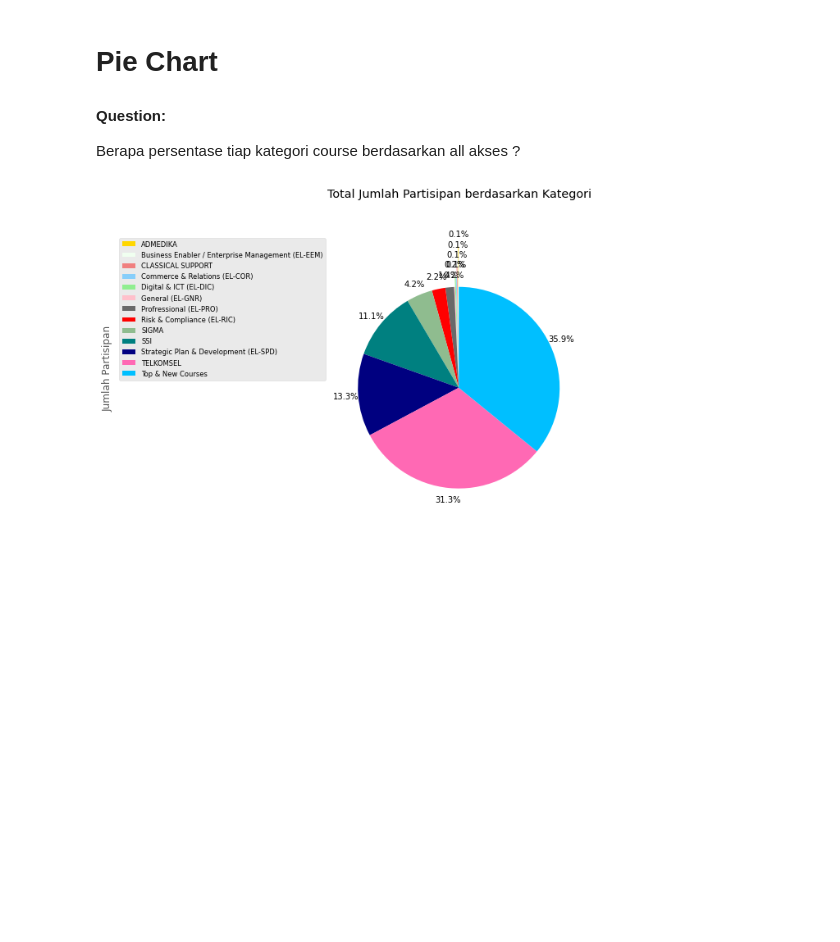
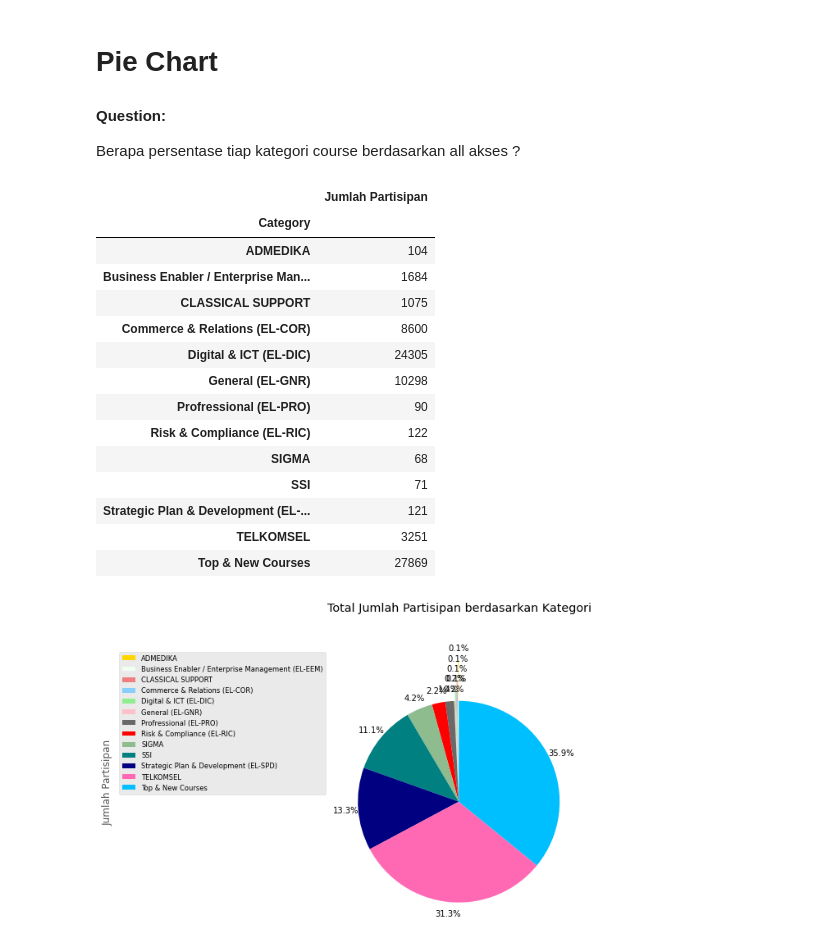
Before and after one commit to RahmatHardian/H8_PYTN047ONL007, a Jupyter notebook: PYTN_Assgn_1_PYTN047ONL007RAHMAT HARDIAN.ipynb, the cells around one changed output. Cells and saved outputs as stored; diff of their text form; code cells hidden in the pictures; blank space fills up the shorter version.

```diff
--- a/PYTN_Assgn_1_PYTN047ONL007RAHMAT HARDIAN.ipynb
+++ b/PYTN_Assgn_1_PYTN047ONL007RAHMAT HARDIAN.ipynb
@@ -142,7 +142,24 @@ Berapa persentase tiap kategori course berdasarkan all akses ?
 # %%
 # selecting and grouping data
 category_peserta_percen = feedback_elearning[['Category', 'Jumlah Partisipan']]
 category_peserta_percen = category_peserta_percen.groupby(['Category']).sum()
+category_peserta_percen
+# %% [output]
+|  | Jumlah Partisipan |
+| Category |  |
+| ADMEDIKA | 104 |
+| Business Enabler / Enterprise Man... | 1684 |
+| CLASSICAL SUPPORT | 1075 |
+| Commerce & Relations (EL-COR) | 8600 |
+| Digital & ICT (EL-DIC) | 24305 |
+| General (EL-GNR) | 10298 |
+| Profressional (EL-PRO) | 90 |
+| Risk & Compliance (EL-RIC) | 122 |
+| SIGMA | 68 |
+| SSI | 71 |
+| Strategic Plan & Development (EL-... | 121 |
+| TELKOMSEL | 3251 |
+| Top & New Courses | 27869 |
 # %%
 # defining colors
 colors_list = ['gold', 'honeydew', 'lightcoral',
```
Also changed, not shown: parts of 1 cell of this notebook, 7 other files.
